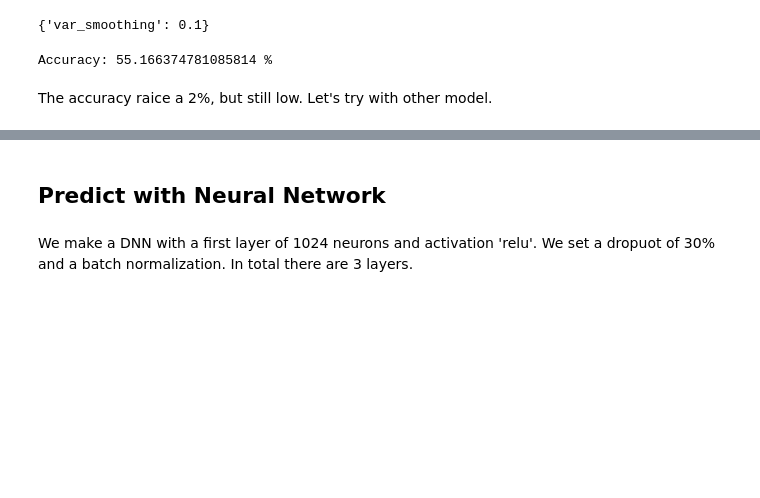
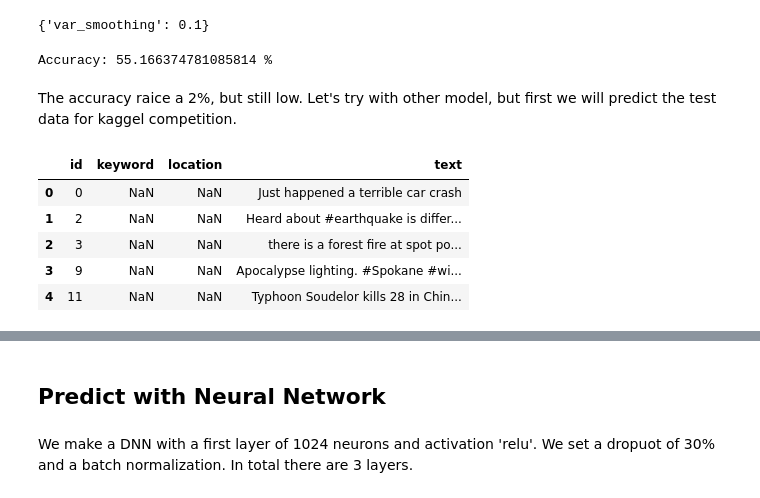
Before and after one commit to joacssilveira/kaggle_competition_NLP, a Jupyter notebook: modeling.ipynb, the cells around one changed output, grey strips where cells are left out. Cells and saved outputs as stored; diff of their text form; code cells hidden in the pictures; blank space fills up the shorter version.

```diff
--- a/modeling.ipynb
+++ b/modeling.ipynb
@@ -96,4 +111,16 @@ print("Accuracy:", accuracy_score(y_test, pred)*100, "%")
 # %% [output]
 Accuracy: 55.166374781085814 %
 # %% [markdown]
-The accuracy raice a 2%, but still low. Let's try with other model.
+The accuracy raice a 2%, but still low. Let's try with other model, but first we will predict the test data for kaggel competition.
+# %%
+dir_data_test = './test.csv'
+df_test = pd.read_csv(dir_data_test)
+pd.set_option('max_colwidth', 1000)
+df_test.head()
+# %% [output]
+|  | id | keyword | location | text |
+| 0 | 0 | NaN | NaN | Just happened a terrible car crash |
+| 1 | 2 | NaN | NaN | Heard about #earthquake is differ... |
+| 2 | 3 | NaN | NaN | there is a forest fire at spot po... |
+| 3 | 9 | NaN | NaN | Apocalypse lighting. #Spokane #wi... |
+| 4 | 11 | NaN | NaN | Typhoon Soudelor kills 28 in Chin... |
```
Also changed, not shown: parts of 31 cells of this notebook, 2 other files.
